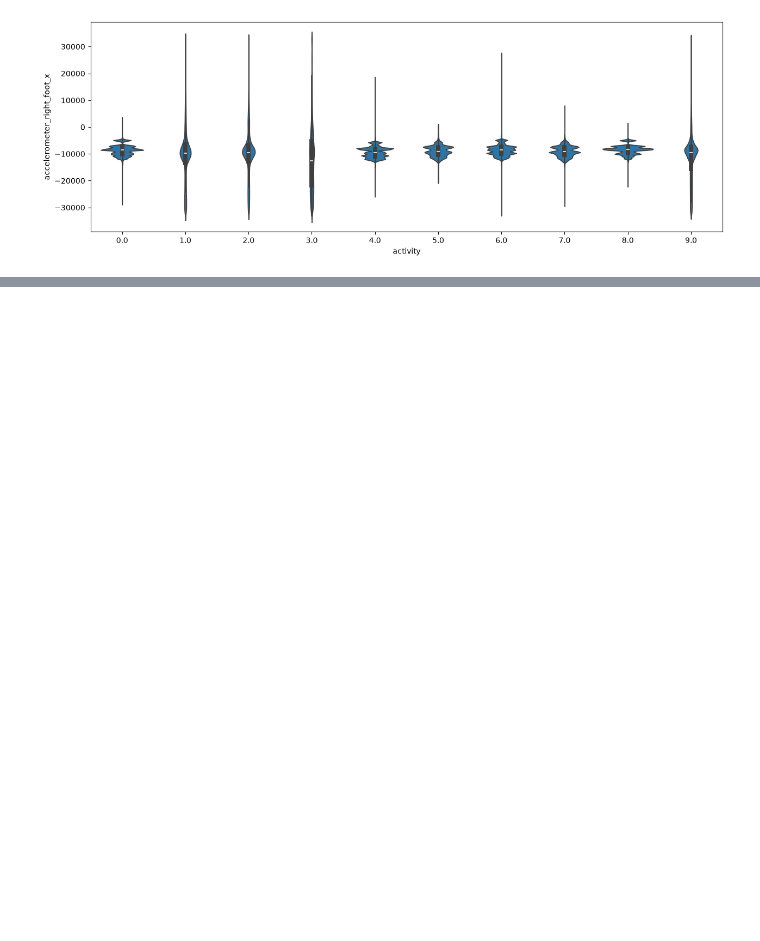
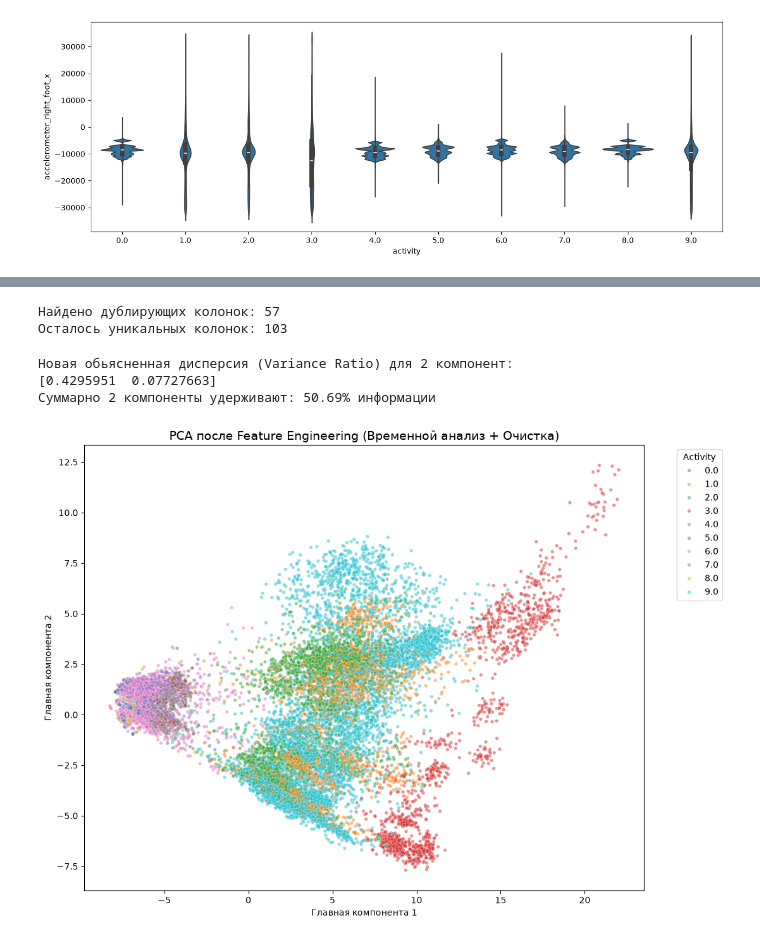
Before and after one commit to ginsengq/Human-Activity-Recognition-HAR, a Jupyter notebook: notebooks/01_eda.ipynb, the cells around one changed output, grey strips where cells are left out. Drawn from its saved outputs; the diff is of its cells as text; code cells hidden in the pictures; blank space fills up the shorter version.

```diff
--- a/notebooks/01_eda.ipynb
+++ b/notebooks/01_eda.ipynb
@@ -457,0 +505,8 @@ plt.show()
+# %%
+WINDOW_SIZE = 100
+STEP_SIZE = 50
+
+df_features = extract_features(df, window_size=WINDOW_SIZE, step_size=STEP_SIZE)
+
+print(f"Размер нового датасета с признаками: {df_features.shape}")
+display(df_features.head())
@@ -457,0 +522,43 @@ plt.show()
+# %%
+#Метки (целевые переменные) для модели:
+X = df_features.drop('activity', axis=1)
+y = df_features['activity']
+
+corr_matrix = X.corr().abs()
+
+upper = corr_matrix.where(np.triu(np.ones(corr_matrix.shape), k=1).astype(bool))
+
+to_drop = [column for column in upper.columns if any(upper[column] > 0.95)]
+print(f"Найдено дублирующих колонок: {len(to_drop)}")
+
+X_clean = X.drop(columns=to_drop)
+print(f"Осталось уникальных колонок: {X_clean.shape[1]}")
+# %% [output]
+Найдено дублирующих колонок: 57
+Осталось уникальных колонок: 103
+# %%
+scaler = StandardScaler()
+X_scaled = scaler.fit_transform(X_clean)
+
+pca = PCA(n_components=2)
+X_pca = pca.fit_transform(X_scaled)
+
+print("Новая обьясненная дисперсия (Variance Ratio) для 2 компонент:")
+print(pca.explained_variance_ratio_)
+
+print(f"Суммарно 2 компоненты удерживают: {sum(pca.explained_variance_ratio_)*100:.2f}% информации")
+
+plt.figure(figsize=(11, 8))
+sns.scatterplot(x=X_pca[:, 0], y=X_pca[:, 1], hue=y, palette='tab10', alpha=0.5, s=15)
+
+plt.title("PCA после Feature Engineering (Временной анализ + Очистка)", fontsize=14)
+plt.xlabel("Главная компонента 1")
+plt.ylabel("Главная компонента 2")
+plt.legend(bbox_to_anchor=(1.05, 1), loc='upper left', title='Activity')
+plt.tight_layout()
+plt.show()
+# %% [output]
+Новая обьясненная дисперсия (Variance Ratio) для 2 компонент:
+[0.4295951  0.07727663]
+Суммарно 2 компоненты удерживают: 50.69% информации
+[figure, added]
```
Also changed, not shown: parts of 28 cells of this notebook, 3 other files.
